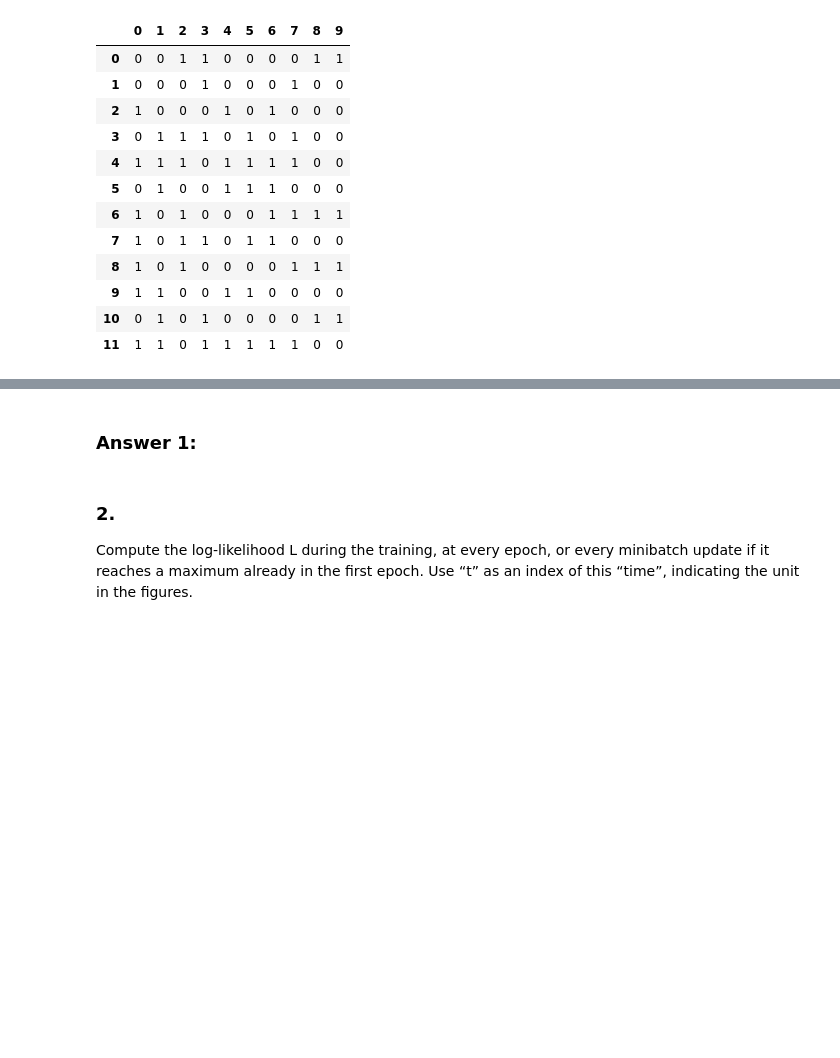
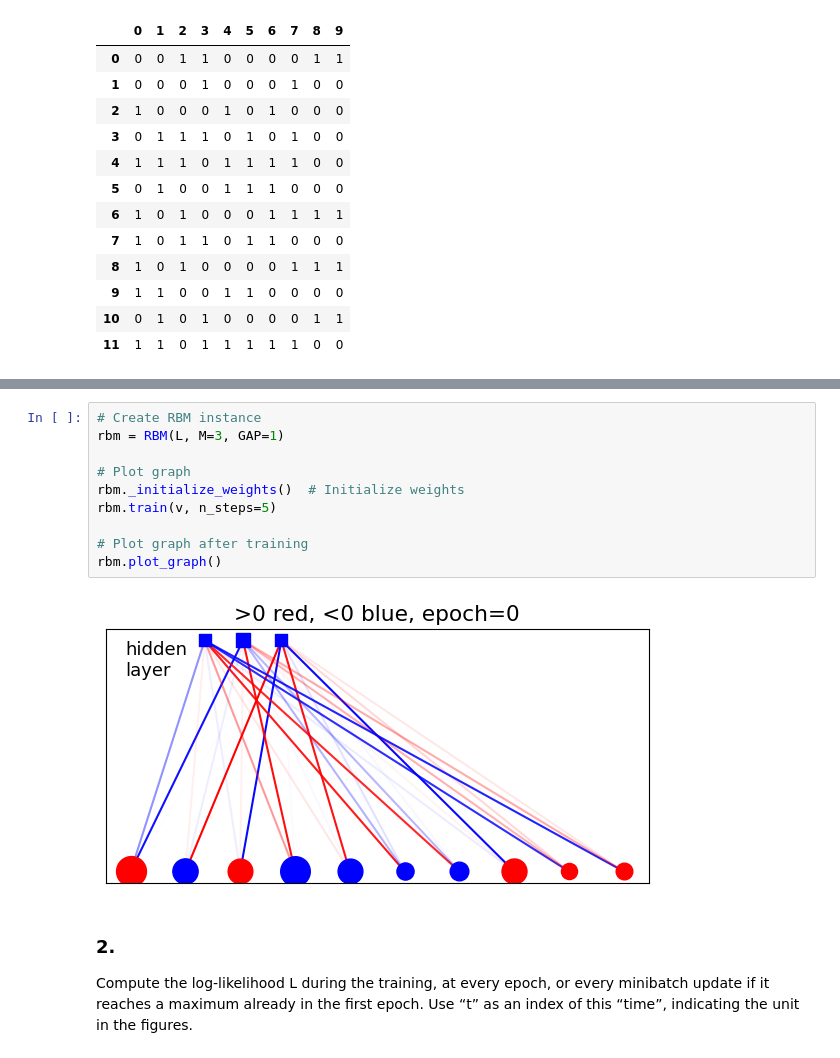
Before and after one commit to Kallo27/LCP_B, a Jupyter notebook: group2405_exercise4.ipynb, the cells around one changed output, grey strips where cells are left out. Saved outputs shown, nothing was run; the diff lists cells and outputs as text; blank space fills up the shorter version.

```diff
--- a/group2405_exercise4.ipynb
+++ b/group2405_exercise4.ipynb
@@ -311,5 +269,15 @@ l_rate =  0.6666666666666671
-# %% [markdown]
-### Answer 1:
+# %%
+# Create RBM instance
+rbm = RBM(L, M=3, GAP=1)
+
+# Plot graph
+rbm._initialize_weights()  # Initialize weights
+rbm.train(v, n_steps=5)
+
+# Plot graph after training
+rbm.plot_graph()
+# %% [output]
+[figure, added]
 # %% [markdown]
 ### 2\.
 Compute the log-likelihood L  during the training, at every epoch, or every minibatch update if it
```
Also changed, not shown: parts of 20 cells of this notebook.
